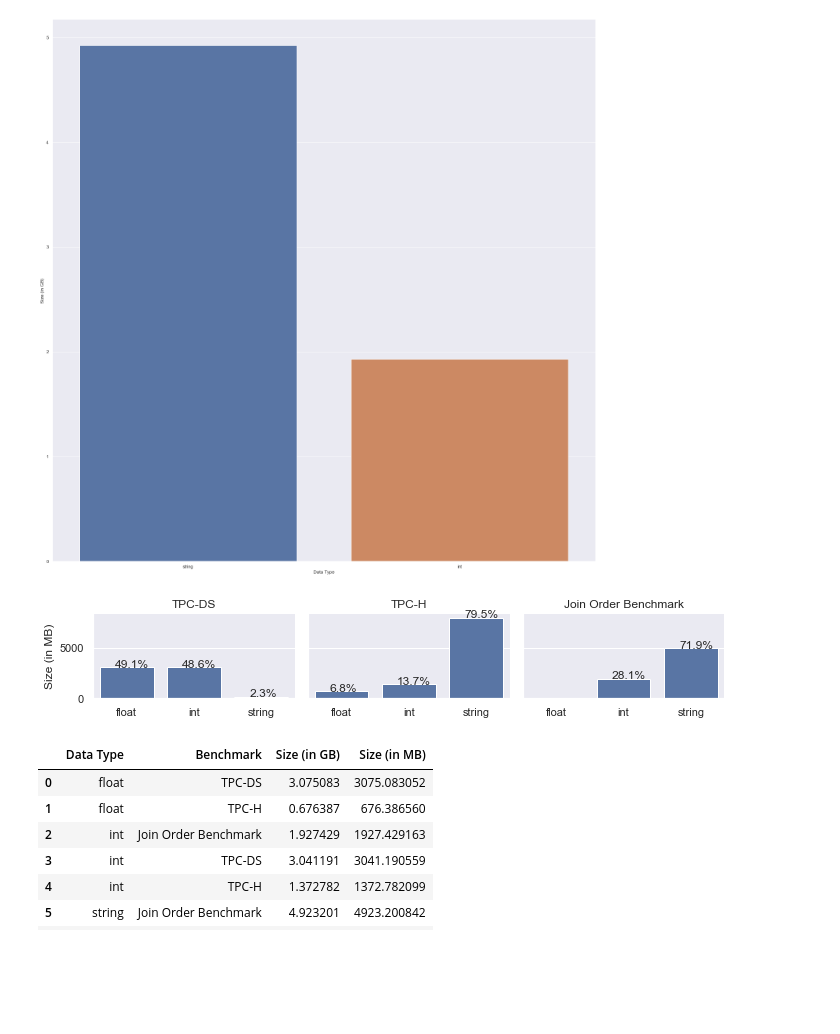
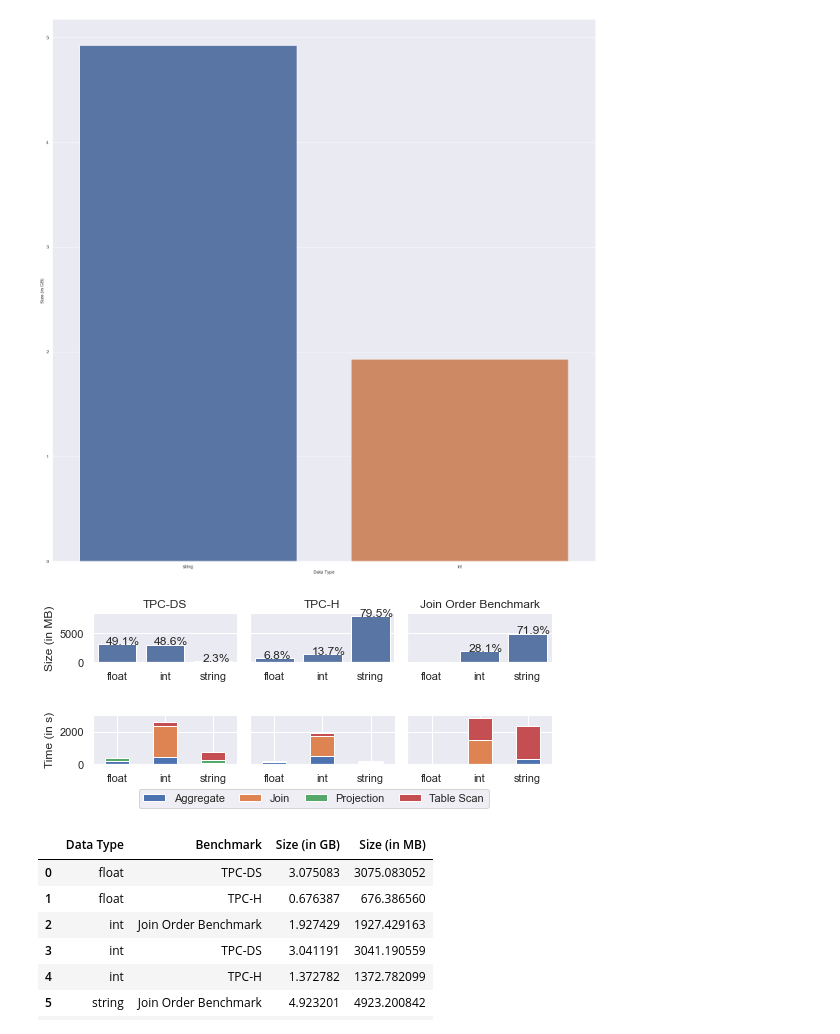
Before and after one commit to linuslh1996/column-compression, a Jupyter notebook: notebooks/AnalyseWorkloads.ipynb, the cells around one changed output. Saved outputs shown, nothing was run; the diff lists cells and outputs as text; code cells hidden in the pictures; blank space fills up the shorter version.

Commit message:
Add First Iteration of the smaller workload plot

```diff
--- a/notebooks/AnalyseWorkloads.ipynb
+++ b/notebooks/AnalyseWorkloads.ipynb
@@ -10,7 +10,7 @@ import matplotlib.pyplot as plt
 # %%
 # Init
 sns.set()
-sns.set(rc={'figure.figsize':(5,3)})
+sns.set(rc={'figure.figsize':(2,1)})
 plt.tight_layout()
 workloads: Path = Path("../data/workloads/")
 
@@ -76,30 +76,31 @@ plot_sizes(Path("../data/nemea_JOB_sf10_singlethreaded/sizes_Dictionary.txt"), "
 # %%
 def without_hue(plot: sns.FacetGrid, data: DataFrame, col: str, y: str, order: List[str]):
     for i, ax in enumerate(plot.axes.flatten()):
         total: int = data[data[col] == order[i]][y].sum()
         for p in ax.patches:
             percentage = '{:.1f}%'.format(100 * p.get_height()/total)
-            x_val = p.get_x() + p.get_width() / 2 - 0.175
+            x_val = p.get_x() + p.get_width() / 2 - 0.23
             y_val = p.get_y() + p.get_height()
             ax.annotate(percentage, (x_val, y_val), size = 12)
 
+SIZE_IN_MB: str = "Size (in MB)"
 tpch: DataFrame = be.load_sizes(Path("../data/nemea_TPC-H_sf10_singlethreaded/sizes_Dictionary.txt"))
 tpcds: DataFrame = be.load_sizes(Path("../data/nemea_TPC-DS_sf10_singlethreaded/sizes_Dictionary.txt"))
 jo: DataFrame = be.load_sizes(Path("../data/nemea_JOB_sf10_singlethreaded/sizes_Dictionary.txt"))
 
 tpch["Benchmark"] = ["TPC-H" for i in range(0,len(tpch))]
 tpcds["Benchmark"] = ["TPC-DS" for i in range(0,len(tpcds))]
 jo["Benchmark"] = ["Join Order Benchmark" for i in range(0,len(jo))]
 combined: DataFrame = tpch.append(tpcds).append(jo)
 accumulated: DataFrame = combined.groupby([be.DATA_TYPE, "Benchmark"], as_index=False)[be.SIZE_IN_GB].sum()
-accumulated["Size (in MB)"] = [size * 1000 for size in accumulated[be.SIZE_IN_GB]]
-g = sns.catplot(data=accumulated, x=be.DATA_TYPE, y="Size (in MB)", kind="bar", col="Benchmark", palette=["C0", "C0", "C0"], height=2, aspect=1.6)
+accumulated[SIZE_IN_MB] = [size * 1000 for size in accumulated[be.SIZE_IN_GB]]
+g = sns.catplot(data=accumulated, x=be.DATA_TYPE, y=SIZE_IN_MB, kind="bar", col="Benchmark", palette=["C0", "C0", "C0"], height=1.5, aspect=1.6)
 g.set_titles(col_template="{col_name}")
 g.set_xlabels("")
-without_hue(g, data=accumulated, y="Size (in MB)", col="Benchmark", order=["TPC-DS", "TPC-H", "Join Order Benchmark"])
+without_hue(g, data=accumulated, y=SIZE_IN_MB, col="Benchmark", order=["TPC-DS", "TPC-H", "Join Order Benchmark"])
 plt.savefig("visualizations/sizes.svg", bbox_inches = "tight")
 # %% [output]
-[figure, old version]
+[figure, new version]
 # %%
 tpch_work: DataFrame = ld.get_workload_data(workloads / "TPC-H")
 tpcds_work: DataFrame = ld.get_workload_data(workloads / "TPC-DS")
@@ -119,12 +120,14 @@ combined = combined.append({be.DATA_TYPE: "string", "WORKLOAD":"Join Order Bench
 combined = combined.append({be.DATA_TYPE: "string", "WORKLOAD":"Join Order Benchmark", ld.RUNTIME_S: 1, ld.OPERATOR_TYPE: "AGGREGATE"}, ignore_index=True)
 combined = combined.append({be.DATA_TYPE: "string", "WORKLOAD":"Join Order Benchmark", ld.RUNTIME_S: 1, ld.OPERATOR_TYPE: "PROJECTION"}, ignore_index=True)
 combined[ld.OPERATOR_TYPE] = [operator.title().replace("_", " ") for operator in combined[ld.OPERATOR_TYPE]]
-g = sns.FacetGrid(combined, col="WORKLOAD", height=2, aspect=1.6)
+g = sns.FacetGrid(combined, col="WORKLOAD", height=1.5, aspect=1.6)
 g.map_dataframe(plot_stacked, x=ld.DATA_TYPE, y=ld.RUNTIME_S, hue=ld.OPERATOR_TYPE)
 g.set_titles(col_template="")
-g.set_ylabels(ld.RUNTIME_S)
-plt.legend(bbox_to_anchor=(-1.8,-1.9,2,1.6), loc=2, mode="expand", ncol=4)
+g.set_ylabels("Time (in s)")
+plt.legend(bbox_to_anchor=(-1.9,-2.0,2.5,1.6), loc=2, mode="expand", ncol=4)
 plt.savefig("visualizations/workload.svg", bbox_inches = "tight")
+# %% [output]
+[figure, added]
 # %%
 accumulated
 # %% [output]
```
Also changed, not shown: parts of 6 cells of this notebook, 1 other file.
